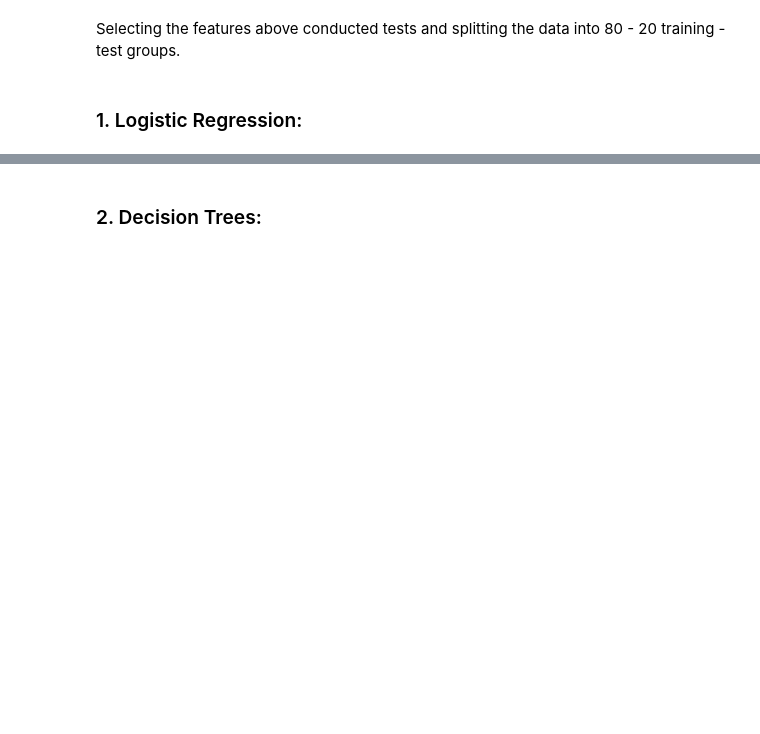
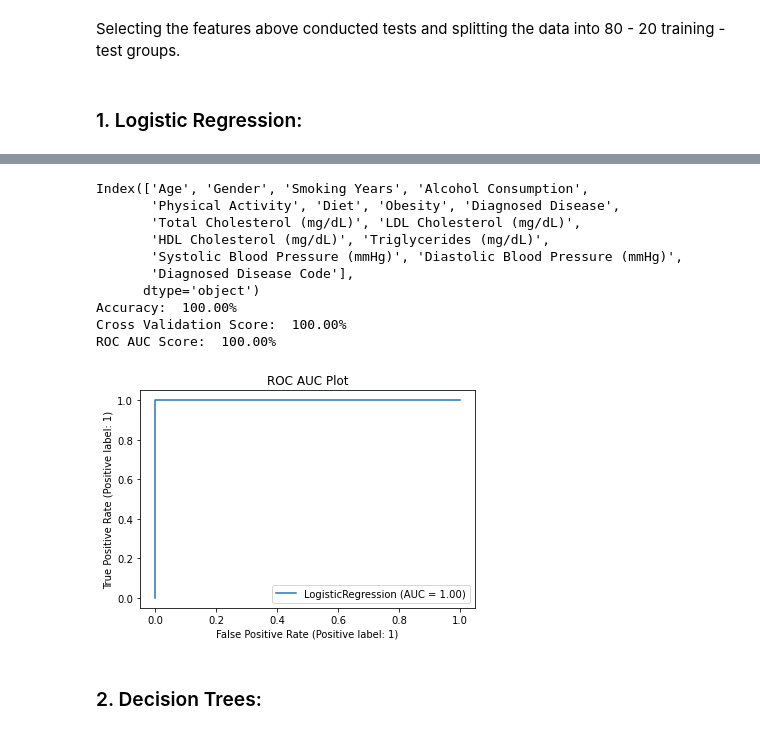
Before and after one commit to luizaalbuquerque/Strategic-Analysis, a Jupyter notebook: 01-EDITE ESSE.ipynb, the cells around one changed output, grey strips where cells are left out. Saved outputs shown, nothing was run; the diff lists cells and outputs as text; code cells hidden in the pictures; blank space fills up the shorter version.

```diff
--- a/01-EDITE ESSE.ipynb
+++ b/01-EDITE ESSE.ipynb
@@ -540,3 +577,58 @@ NameError: name 'x_train' is not defined
+# %%
+#Ed alterado
+
+import pandas as pd
+import matplotlib.pyplot as plt
+from sklearn.model_selection import train_test_split, cross_val_score
+from sklearn.linear_model import LogisticRegression
+from sklearn.metrics import accuracy_score, roc_auc_score, RocCurveDisplay
+from sklearn.preprocessing import LabelEncoder
+
+# Assume df1 is your DataFrame and it's already loaded
+# Confirm the column names, especially for the target diagnosis and numeric variables
+print(df1.columns)
+
+# Encode the target 'Diagnosed Disease' if it is categorical
+encoder = LabelEncoder()
+y = encoder.fit_transform(df1['Diagnosed Disease'])  # Ensure the column name is correct
+
+# Feature selection excluding the target column and other undesired ones
+X = df1.drop(['Diagnosed Disease', 'Total Cholesterol (mg/dL)', 'HDL Cholesterol (mg/dL)'], axis=1)
+
+# Splitting the data into training and testing sets
+X_train, X_test, y_train, y_test = train_test_split(X, y, test_size=0.20, random_state=2)
+
+# Initialize and train the logistic regression classifier
+classifier_lr = LogisticRegression(random_state=0, C=10, penalty='l2')
+classifier_lr.fit(X_train, y_train)
+
+# Predict probabilities for the test set
+y_scores = classifier_lr.predict_proba(X_test)[:, 1]  # Probabilities for the positive class
+
+# Calculate the ROC AUC Score
+roc_auc = roc_auc_score(y_test, y_scores)
+
+# Displaying results
+print("Accuracy: ", '{:.2%}'.format(accuracy_score(y_test, classifier_lr.predict(X_test))))
+print("Cross Validation Score: ", '{:.2%}'.format(cross_val_score(classifier_lr, X_train, y_train, cv=5, scoring='roc_auc').mean()))
+print("ROC AUC Score: ", '{:.2%}'.format(roc_auc))
+
+# Plotting the ROC curve using the new method RocCurveDisplay.from_estimator
+RocCurveDisplay.from_estimator(classifier_lr, X_test, y_test)
+plt.title('ROC AUC Plot')
+plt.show()
+# %% [output]
+Index(['Age', 'Gender', 'Smoking Years', 'Alcohol Consumption',
+       'Physical Activity', 'Diet', 'Obesity', 'Diagnosed Disease',
+       'Total Cholesterol (mg/dL)', 'LDL Cholesterol (mg/dL)',
+       'HDL Cholesterol (mg/dL)', 'Triglycerides (mg/dL)',
+       'Systolic Blood Pressure (mmHg)', 'Diastolic Blood Pressure (mmHg)',
+       'Diagnosed Disease Code'],
+      dtype='object')
+Accuracy:  100.00%
+Cross Validation Score:  100.00%
+ROC AUC Score:  100.00%
+[figure, added]
 # %% [markdown]
 <h3> 2. Decision Trees: </h3>
 # %%
```
Also changed, not shown: parts of 7 cells of this notebook.
